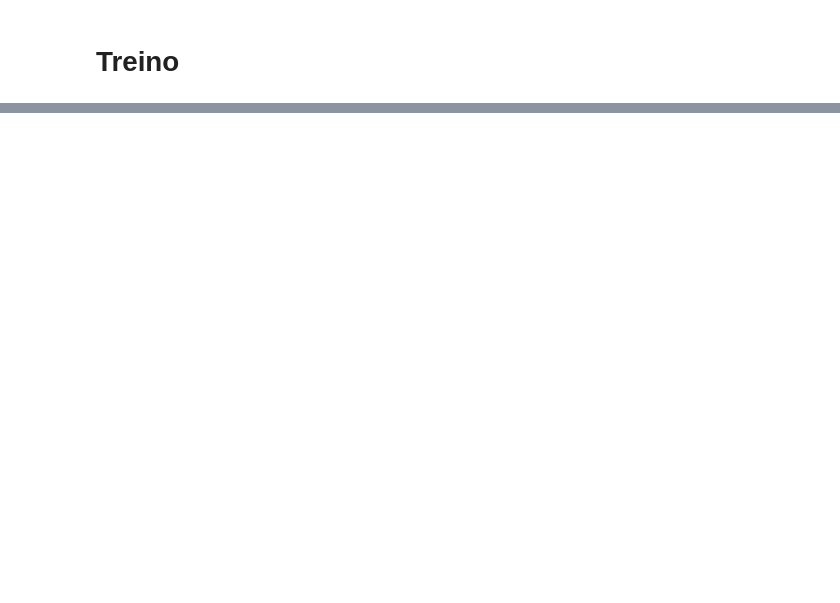
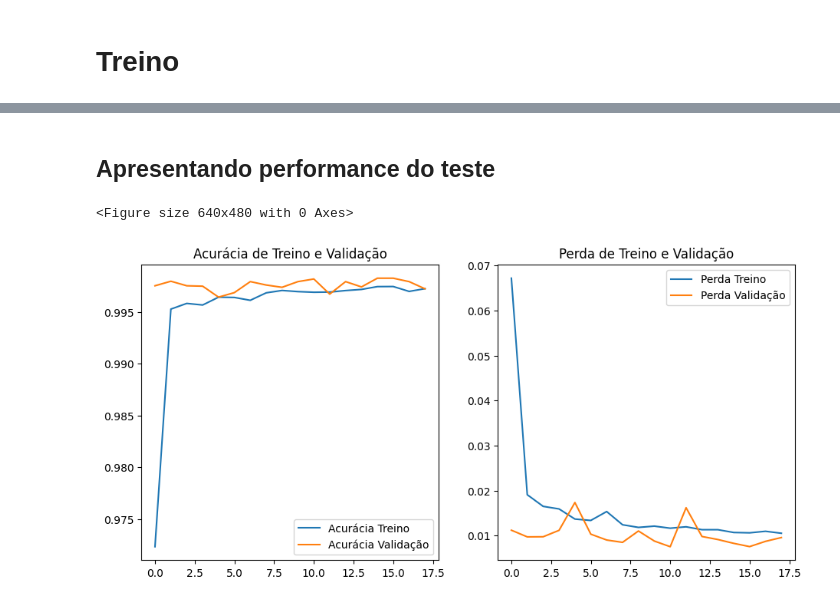
Before and after one commit to cezargfilho/amazon-activefire-cnn, a Jupyter notebook: CNN_AMAZON_LANDSAT8.ipynb, the cells around one changed output, grey strips where cells are left out. Cells and saved outputs as stored; diff of their text form; code cells hidden in the pictures; blank space fills up the shorter version.

```diff
--- a/CNN_AMAZON_LANDSAT8.ipynb
+++ b/CNN_AMAZON_LANDSAT8.ipynb
@@ -548,16 +665,0 @@ hist = model.fit(train, epochs=10, validation_data=val, callbacks=[tensorboard_c
-# %%
-acc = hist.history['accuracy']
-val_acc = hist.history['val_accuracy']
-loss = hist.history['loss']
-val_loss = hist.history['val_loss']
-
-epochs = range(len(acc))
-
-plt.plot(epochs, acc, color='green', label='Treino')
-plt.plot(epochs, val_acc, 'r--', label='Teste')
-plt.title('Resultados de acurácia')
-plt.legend(loc='lower right') # 'upper left', 'upper right', 'lower left', 'lower right')
-plt.ylabel('Acurácia')
-plt.xlabel('Época')
-plt.figure()
-plt.show()
@@ -704,0 +695,7 @@ new_model.predict(np.expand_dims(resize/255, 0))
+# %%
+hist = model.fit(
+    x=train,
+    epochs = EPOCHS,
+    validation_data = val,
+    callbacks = callbacks_list
+    )
@@ -704,0 +720,2 @@ new_model.predict(np.expand_dims(resize/255, 0))
+# %% [markdown]
+## Apresentando performance do teste
@@ -704,0 +741,24 @@ new_model.predict(np.expand_dims(resize/255, 0))
+# %%
+def plot_model_metrics(history):
+    plt.gcf().clear()
+    plt.figure(figsize = (11, 5))
+    epochs = range(len(history['accuracy']))
+
+    plt.subplot(1, 2, 1)
+    plt.title('Acurácia de Treino e Validação')
+    plt.plot(epochs, history['accuracy'], label = 'Acurácia Treino')
+    plt.plot(epochs, history['val_accuracy'], label = 'Acurácia Validação')
+    plt.legend(loc = 'lower right')
+
+    plt.subplot(1, 2, 2)
+    plt.title('Perda de Treino e Validação')
+    plt.plot(epochs, history['loss'], label = 'Perda Treino')
+    plt.plot(epochs, history['val_loss'], label = 'Perda Validação')
+    plt.legend(loc = 'upper right')
+
+    plt.show()
+# %%
+plot_model_metrics(hist.history)
+# %% [output]
+<Figure size 640x480 with 0 Axes>
+[figure, added]
```
Also changed, not shown: parts of 148 cells of this notebook.
